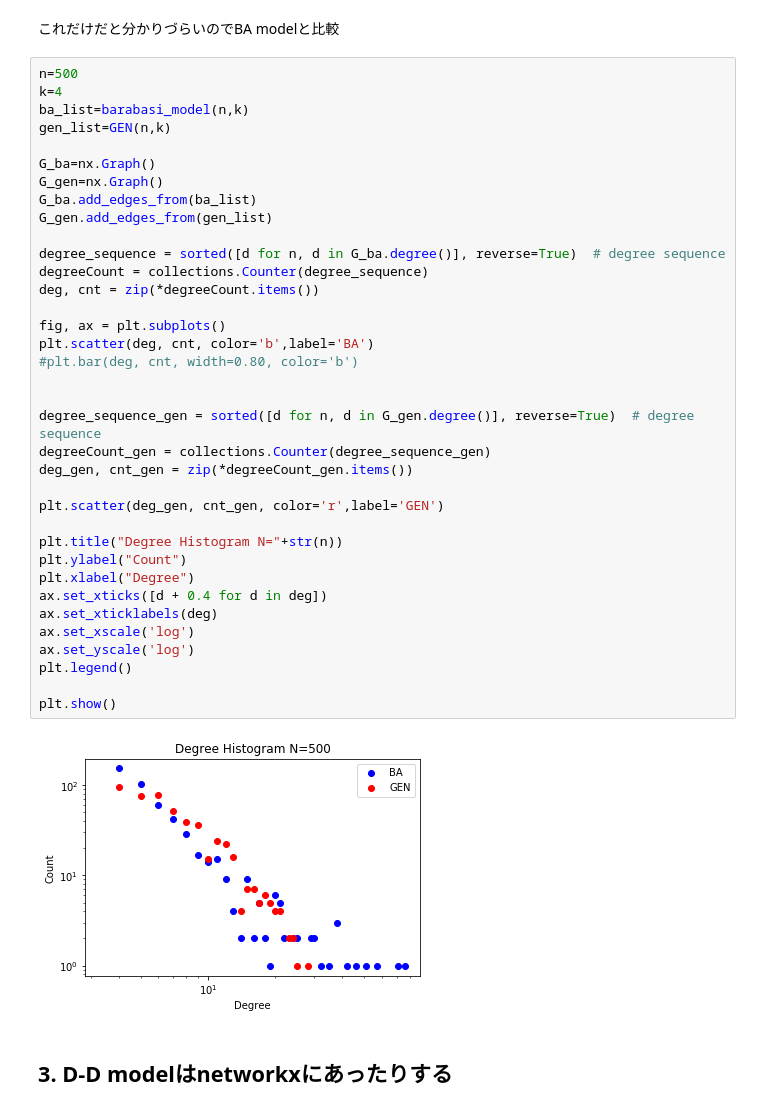
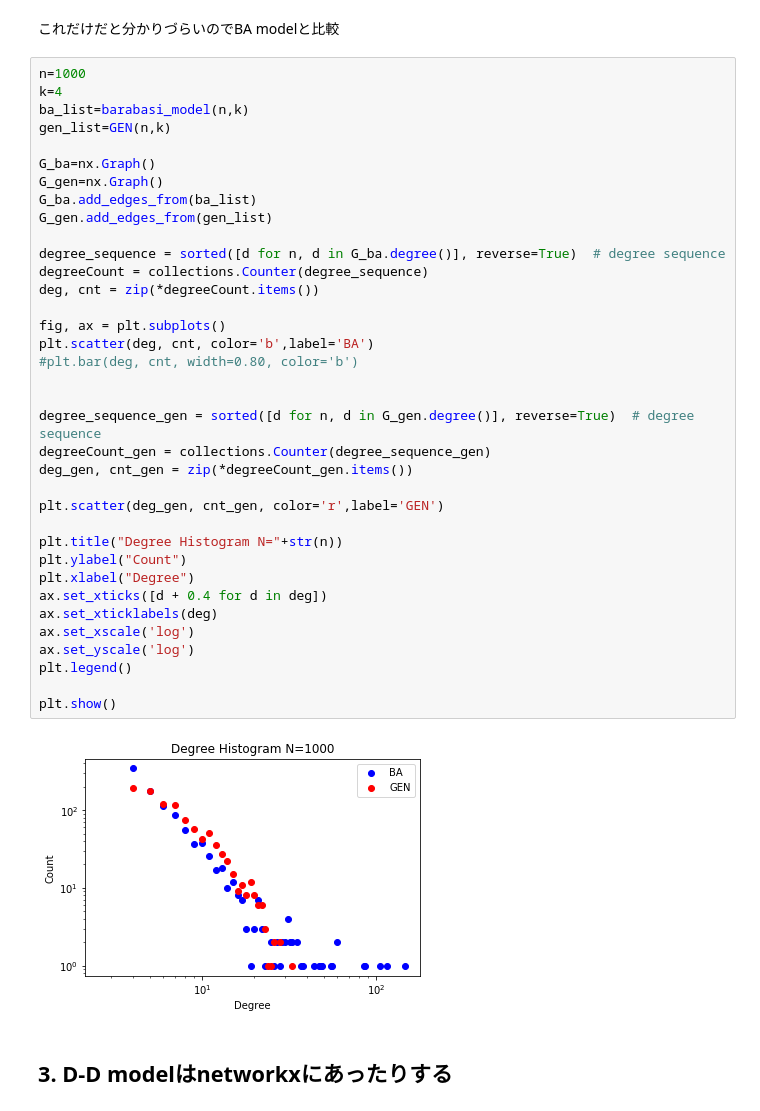
Before and after one commit to MasakiChujo/NetworkScience, a Jupyter notebook: networkx3.ipynb, the cells around one changed output. Cells and saved outputs as stored; diff of their text form.

```diff
--- a/networkx3.ipynb
+++ b/networkx3.ipynb
@@ -117,7 +116,7 @@ plt.show()
 # %% [markdown]
 これだけだと分かりづらいのでBA modelと比較
 # %%
-n=500
+n=1000
 k=4
 ba_list=barabasi_model(n,k)
 gen_list=GEN(n,k)
@@ -126,34 +125,34 @@ G_ba=nx.Graph()
 G_gen=nx.Graph()
 G_ba.add_edges_from(ba_list)
 G_gen.add_edges_from(gen_list)
 
 degree_sequence = sorted([d for n, d in G_ba.degree()], reverse=True)  # degree sequence
 degreeCount = collections.Counter(degree_sequence)
 deg, cnt = zip(*degreeCount.items())
 
 fig, ax = plt.subplots()
 plt.scatter(deg, cnt, color='b',label='BA')
 #plt.bar(deg, cnt, width=0.80, color='b')
 
 
 degree_sequence_gen = sorted([d for n, d in G_gen.degree()], reverse=True)  # degree sequence
 degreeCount_gen = collections.Counter(degree_sequence_gen)
 deg_gen, cnt_gen = zip(*degreeCount_gen.items())
 
 plt.scatter(deg_gen, cnt_gen, color='r',label='GEN')
 
 plt.title("Degree Histogram N="+str(n))
 plt.ylabel("Count")
 plt.xlabel("Degree")
 ax.set_xticks([d + 0.4 for d in deg])
 ax.set_xticklabels(deg)
 ax.set_xscale('log')
 ax.set_yscale('log')
 plt.legend()
 
 plt.show()
 # %% [output]
-[figure, old version]
+[figure, new version]
 # %% [markdown]
 ## 3. D-D modelはnetworkxにあったりする
 # %%
```
Also changed, not shown: parts of 4 cells of this notebook.
